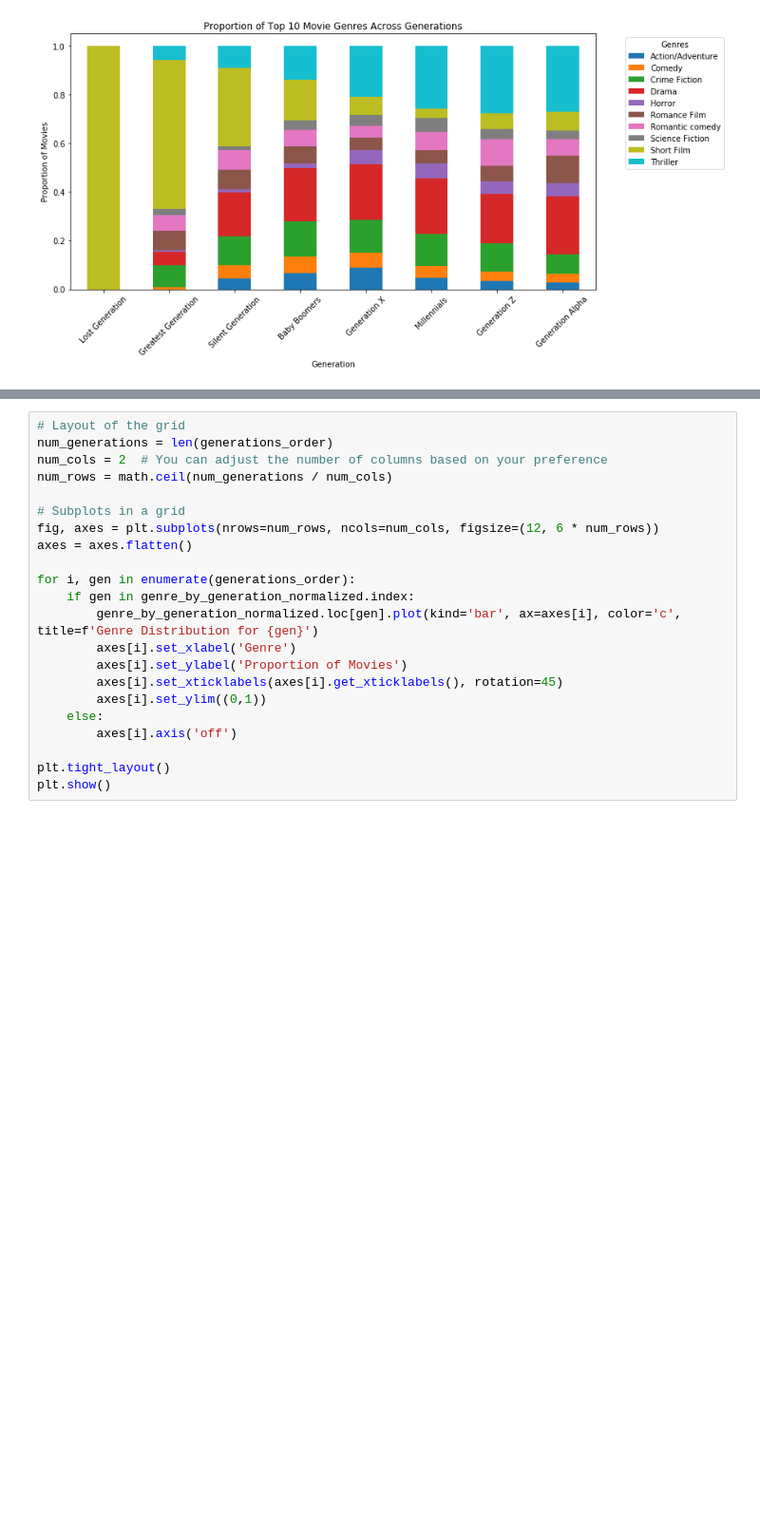
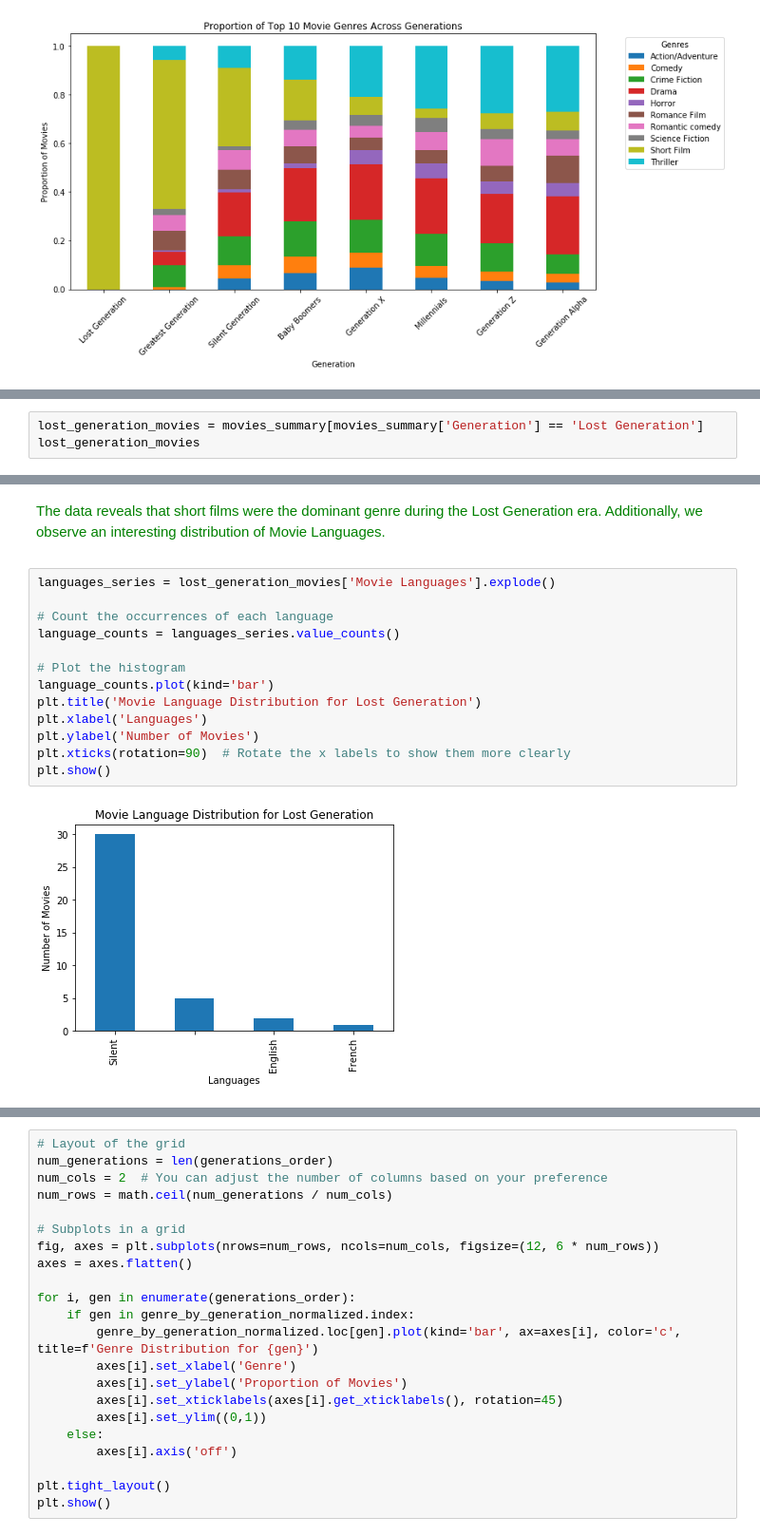
Before and after one commit to epfl-ada/ada-2023-project-badafixm01, a Jupyter notebook: p3/p3.ipynb, the cells around one changed output, grey strips where cells are left out. Shown at 95% size. Saved outputs shown, nothing was run; the diff lists cells and outputs as text; blank space fills up the shorter version.

Commit message:
Add files via upload
Additional markdown and code

```diff
--- a/p3/p3.ipynb
+++ b/p3/p3.ipynb
@@ -616,3 +684,6 @@ The plot above illustrates the distribution of the top 10 movie genres for each
 - **Historical Trends**: Earlier generations such as the Lost and Greatest show a narrower genre focus, likely reflecting the historical limitations of the film industry.
 
 - **Modern Diversification**: Later generations like Millennials, Generation Z, and Alpha exhibit a more balanced genre spread, suggesting a diversification of audience preferences and an industry response to a broader array of interests.
+# %%
+lost_generation_movies = movies_summary[movies_summary['Generation'] == 'Lost Generation']
+lost_generation_movies
@@ -618,0 +708,19 @@ The plot above illustrates the distribution of the top 10 movie genres for each
+# %% [markdown]
+<font color="green">
+
+The data reveals that short films were the dominant genre during the Lost Generation era. Additionally, we observe an interesting distribution of Movie Languages.
+# %%
+languages_series = lost_generation_movies['Movie Languages'].explode()
+
+# Count the occurrences of each language
+language_counts = languages_series.value_counts()
+
+# Plot the histogram
+language_counts.plot(kind='bar')
+plt.title('Movie Language Distribution for Lost Generation')
+plt.xlabel('Languages')
+plt.ylabel('Number of Movies')
+plt.xticks(rotation=90)  # Rotate the x labels to show them more clearly
+plt.show()
+# %% [output]
+[figure, added]
```
Also changed, not shown: parts of 18 cells of this notebook.
